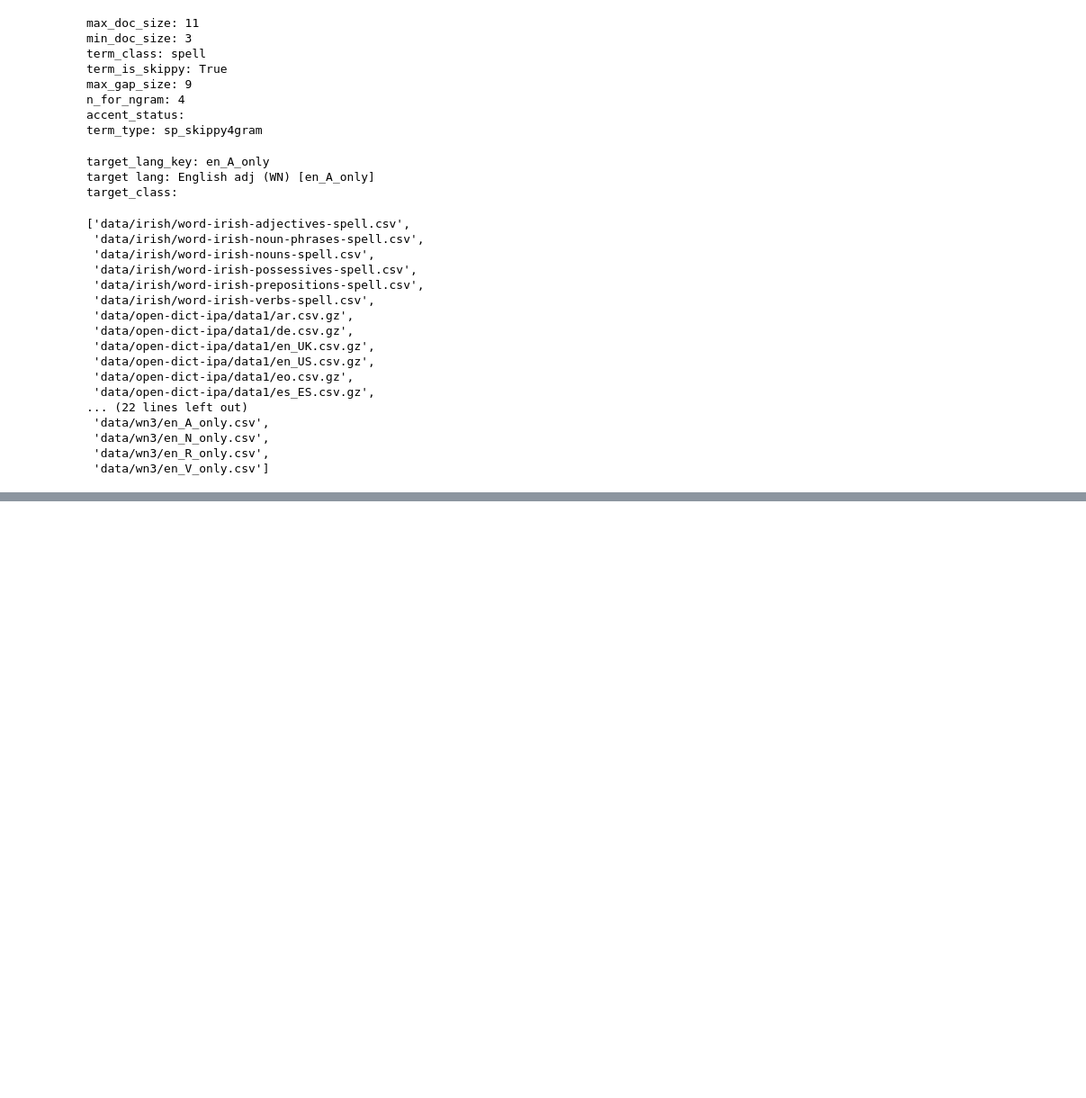
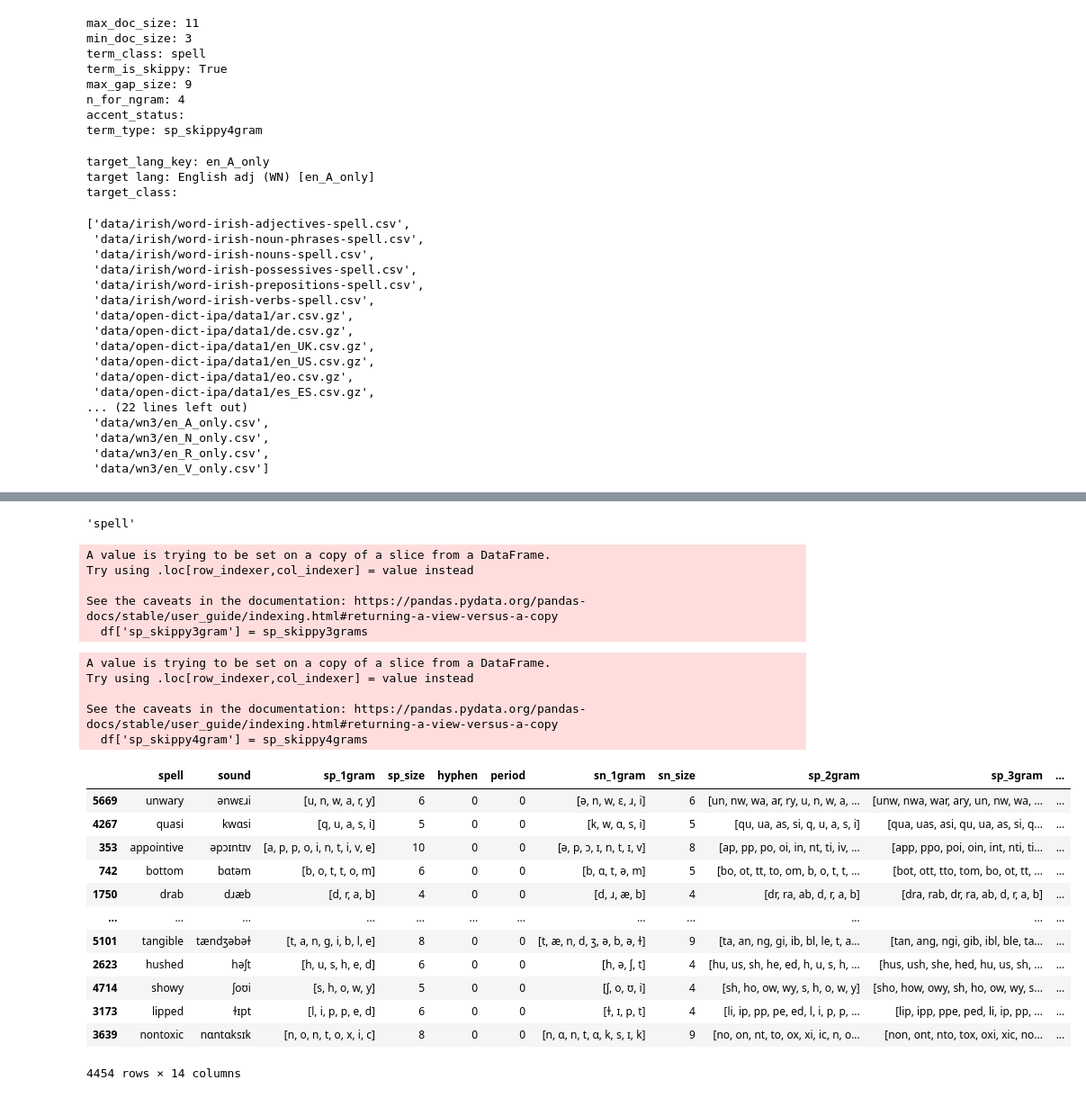
Before and after one commit to kow-k/HDP-spell-sound-analyzer, a Jupyter notebook: HDP-spell-sound-analyzer.ipynb, the cells around one changed output, grey strips where cells are left out. Shown at 90% size. Cells and saved outputs as stored; diff of their text form; code cells hidden in the pictures; blank space fills up the shorter version.

```diff
--- a/HDP-spell-sound-analyzer.ipynb
+++ b/HDP-spell-sound-analyzer.ipynb
@@ -9,3 +15,9 @@ import unicodedata
 # %%
 ## 一つ上の階層のファイルを見るように設定
 sys.path.append(os.path.join(os.path.dirname("__file__"), '..'))
+# %%
+## Cython を使うかどうか
+use_Cython = False
+##
+if use_Cython:
+    %load_ext Cython
@@ -23,6 +41,7 @@ print(f"min_doc_size: {min_doc_size}")
 add_boundary       = False
 boundary_mark      = "#"
 ## term setting
+seg_joint          = ""
 gap_mark           = "…"
 term_is_skippy     = True
 n_for_ngram        = 4
@@ -326,19 +439,16 @@ if n_for_ngram > 4 and term_class == 'spell':
 # %%
 ## spell skippy 2gram
-#import ngrams_skippy
-import gen_ngrams
-reload_module = False
-module_name = "gen_ngrams"
-if reload_module:
-    import importlib
-    importlib.reload(module_name)
-#
 if term_class == 'spell':
-    #sp_skippy2grams = [ ngrams_skippy.gen_skippy2grams(x, missing_mark = gap_mark, check = False) for x in df['sp_1gram'] ]
-    ## The code above was replaced by the following more efficient one
-    sp_skippy2grams = [ gen_ngrams.gen_skippy_ngrams(x, 2, sep = "", max_distance = max_gap_size, missing_mark = gap_mark, check = False) for x in df['sp_1gram'] ]
-    if ngram_is_inclusive:
-        for i, g in enumerate(sp_skippy2grams):
-            g.extend(list(df['sp_1gram'])[i])
-    #
-    df['sp_skippy2gram'] = sp_skippy2grams
+    if use_Cython:
+        import cy_gen_ngrams
+        sp_skippy2grams = [ [seg_joint.join(x) for x in cy_gen_ngrams.cy_gen_skippy_ngrams(x, n = 2, check = False)] for x in list(df['sp_1gram']) ]
+
+    else:
+        import gen_ngrams
+        sp_skippy2grams = [ gen_ngrams.gen_skippy_ngrams(x, 2, sep = "", max_distance = max_gap_size, missing_mark = gap_mark, check = False) for x in df['sp_1gram'] ]
+        if ngram_is_inclusive:
+            for i, g in enumerate(sp_skippy2grams):
+                g.extend(list(df['sp_1gram'])[i])
+##
+df['sp_skippy2gram'] = sp_skippy2grams
+df['sp_skippy2gram']
@@ -345,3 +473,7 @@ if term_class == 'spell':
+# %%
+term_class
+# %% [output]
+'spell'
 # %%
 ## spell skippy 3gram
 #import ngrams_skippy
@@ -355,6 +487,13 @@ if n_for_ngram > 2 and term_class == 'spell':
             g.extend(list(df['sp_skippy2gram'])[i])
     #
     df['sp_skippy3gram'] = sp_skippy3grams
+    df['sp_skippy3gram']
+# %% [output]
+A value is trying to be set on a copy of a slice from a DataFrame.
+Try using .loc[row_indexer,col_indexer] = value instead
+
+See the caveats in the documentation: https://pandas.pydata.org/pandas-docs/stable/user_guide/indexing.html#returning-a-view-versus-a-copy
+  df['sp_skippy3gram'] = sp_skippy3grams
 # %%
 ## spell skippy 4gram
 #import ngrams_skippy
@@ -368,6 +507,12 @@ if n_for_ngram > 3 and term_class == 'spell':
             g.extend(list(df['sp_skippy3gram'])[i])
     #
     df['sp_skippy4gram'] = sp_skippy4grams
+# %% [output]
+A value is trying to be set on a copy of a slice from a DataFrame.
+Try using .loc[row_indexer,col_indexer] = value instead
+
+See the caveats in the documentation: https://pandas.pydata.org/pandas-docs/stable/user_guide/indexing.html#returning-a-view-versus-a-copy
+  df['sp_skippy4gram'] = sp_skippy4grams
 # %%
 ## spell skippy 5gram
 import gen_ngrams
@@ -378,5 +523,21 @@ if n_for_ngram > 4 and term_class == 'spell':
             g.extend(list(df['sp_skippy4gram'])[i])
     #
     df['sp_skippy5gram'] = sp_skippy5grams
+# %%
+df
+# %% [output]
+|  | spell | sound | sp_1gram | sp_size | hyphen | period | sn_1gram | sn_size | sp_2gram | sp_3gram | ... |
+| 5669 | unwary | ənwɛɹi | [u, n, w, a, r, y] | 6 | 0 | 0 | [ə, n, w, ɛ, ɹ, i] | 6 | [un, nw, wa, ar, ry, u, n, w, a, ... | [unw, nwa, war, ary, un, nw, wa, ... | ... |
+| 4267 | quasi | kwɑsi | [q, u, a, s, i] | 5 | 0 | 0 | [k, w, ɑ, s, i] | 5 | [qu, ua, as, si, q, u, a, s, i] | [qua, uas, asi, qu, ua, as, si, q... | ... |
+| 353 | appointive | əpɔɪntɪv | [a, p, p, o, i, n, t, i, v, e] | 10 | 0 | 0 | [ə, p, ɔ, ɪ, n, t, ɪ, v] | 8 | [ap, pp, po, oi, in, nt, ti, iv, ... | [app, ppo, poi, oin, int, nti, ti... | ... |
+| 742 | bottom | bɑtəm | [b, o, t, t, o, m] | 6 | 0 | 0 | [b, ɑ, t, ə, m] | 5 | [bo, ot, tt, to, om, b, o, t, t, ... | [bot, ott, tto, tom, bo, ot, tt, ... | ... |
+| 1750 | drab | dɹæb | [d, r, a, b] | 4 | 0 | 0 | [d, ɹ, æ, b] | 4 | [dr, ra, ab, d, r, a, b] | [dra, rab, dr, ra, ab, d, r, a, b] | ... |
+| ... | ... | ... | ... | ... | ... | ... | ... | ... | ... | ... | ... |
+| 5101 | tangible | tændʒəbəɫ | [t, a, n, g, i, b, l, e] | 8 | 0 | 0 | [t, æ, n, d, ʒ, ə, b, ə, ɫ] | 9 | [ta, an, ng, gi, ib, bl, le, t, a... | [tan, ang, ngi, gib, ibl, ble, ta... | ... |
+| 2623 | hushed | həʃt | [h, u, s, h, e, d] | 6 | 0 | 0 | [h, ə, ʃ, t] | 4 | [hu, us, sh, he, ed, h, u, s, h, ... | [hus, ush, she, hed, hu, us, sh, ... | ... |
+| 4714 | showy | ʃoʊi | [s, h, o, w, y] | 5 | 0 | 0 | [ʃ, o, ʊ, i] | 4 | [sh, ho, ow, wy, s, h, o, w, y] | [sho, how, owy, sh, ho, ow, wy, s... | ... |
+| 3173 | lipped | ɫɪpt | [l, i, p, p, e, d] | 6 | 0 | 0 | [ɫ, ɪ, p, t] | 4 | [li, ip, pp, pe, ed, l, i, p, p, ... | [lip, ipp, ppe, ped, li, ip, pp, ... | ... |
+| 3639 | nontoxic | nɑntɑksɪk | [n, o, n, t, o, x, i, c] | 8 | 0 | 0 | [n, ɑ, n, t, ɑ, k, s, ɪ, k] | 9 | [no, on, nt, to, ox, xi, ic, n, o... | [non, ont, nto, tox, oxi, xic, no... | ... |
+4454 rows × 14 columns
 # %%
 ## sound 2grams
```
Also changed, not shown: parts of 29 cells of this notebook.
